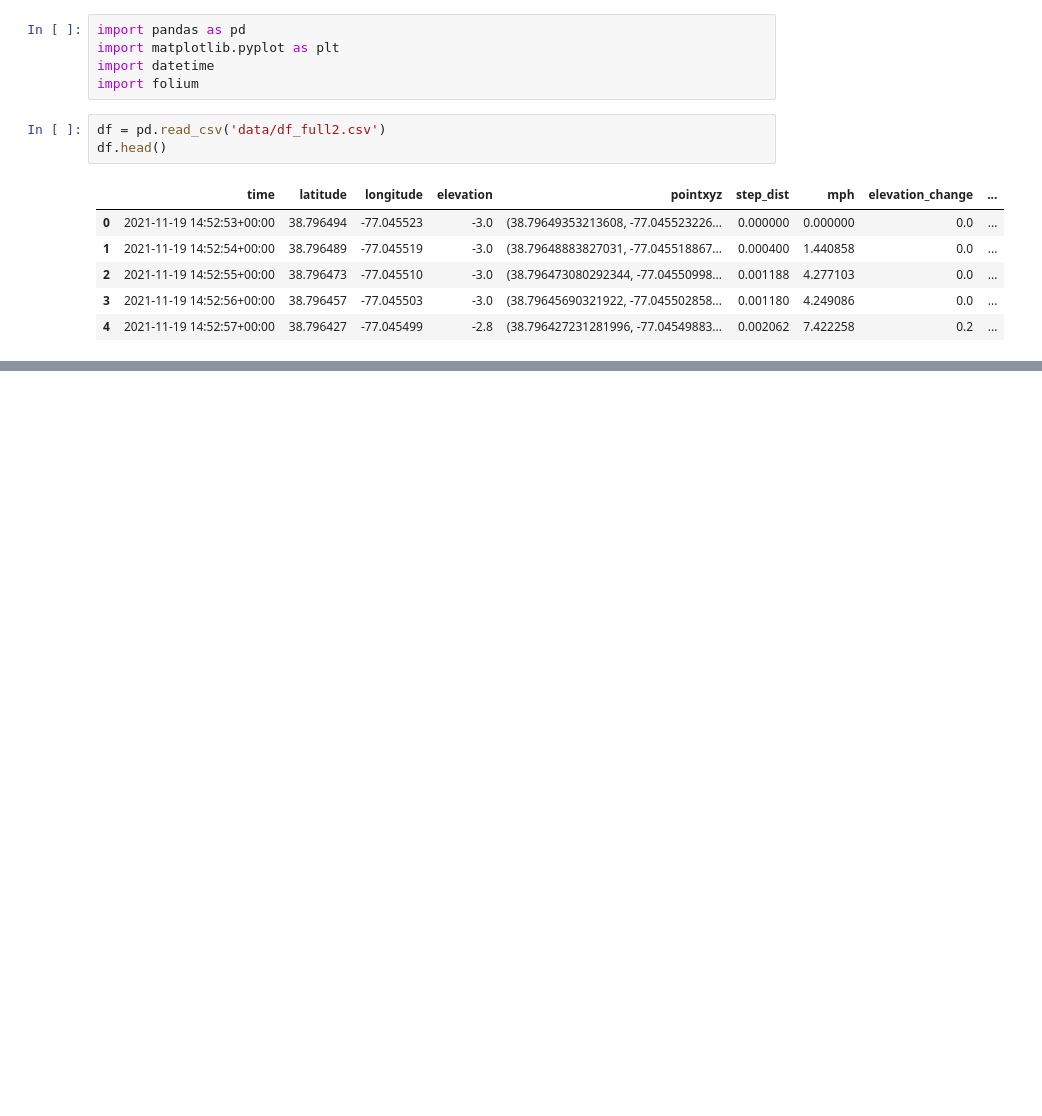
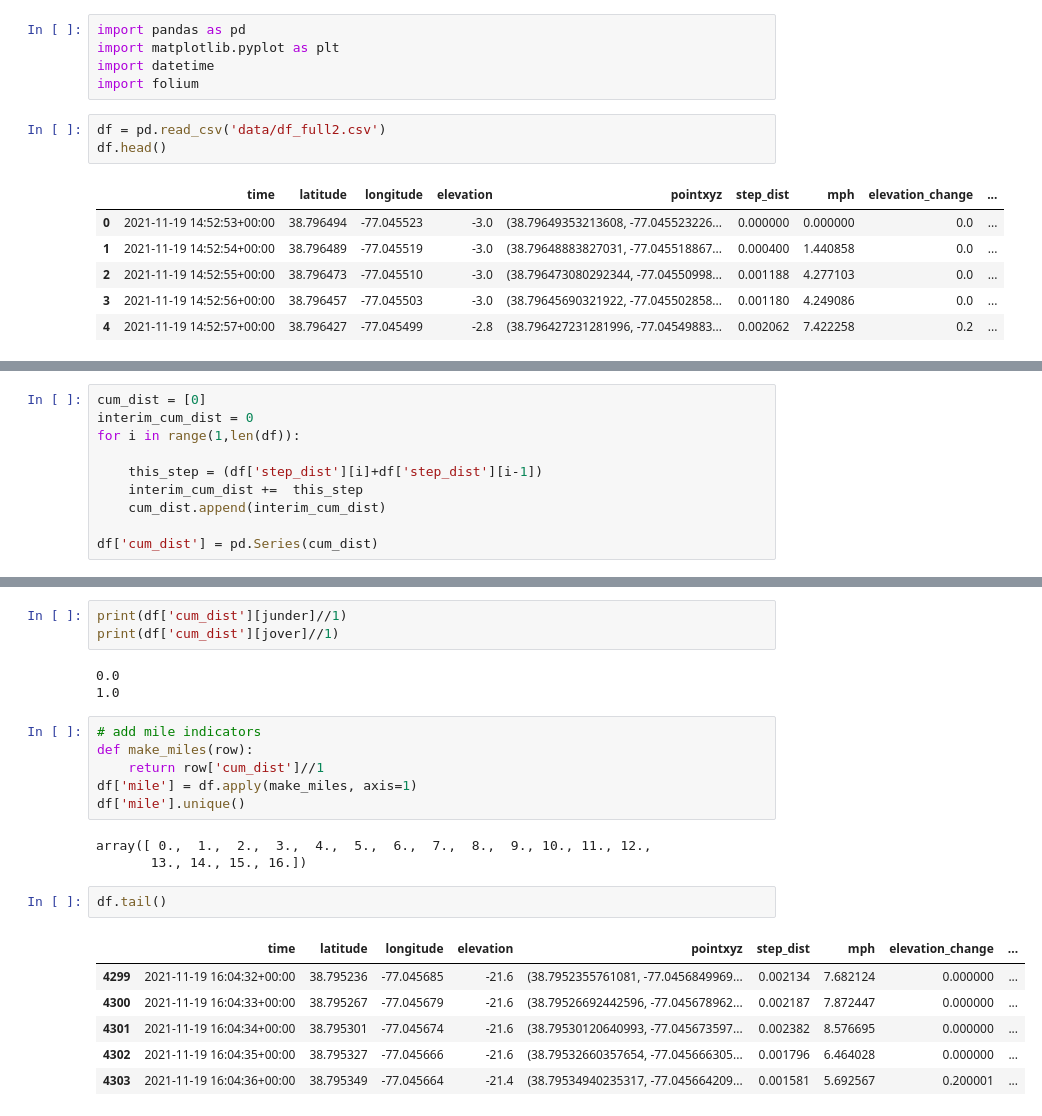
Before and after one commit to lrhf97/gpx_analysis, a Jupyter notebook: segment_creation.ipynb, the cells around one changed output, grey strips where cells are left out. Drawn from its saved outputs; the diff is of its cells as text; blank space fills up the shorter version.

Commit message:
added move time, tot time, working on mile markers

```diff
--- a/segment_creation.ipynb
+++ b/segment_creation.ipynb
@@ -15,0 +23,10 @@ df.head()
+# %%
+cum_dist = [0]
+interim_cum_dist = 0
+for i in range(1,len(df)):
+
+    this_step = (df['step_dist'][i]+df['step_dist'][i-1])
+    interim_cum_dist +=  this_step
+    cum_dist.append(interim_cum_dist)
+
+df['cum_dist'] = pd.Series(cum_dist)
@@ -15,0 +49,24 @@ df.head()
+# %%
+print(df['cum_dist'][junder]//1)
+print(df['cum_dist'][jover]//1)
+# %% [output]
+0.0
+1.0
+# %%
+# add mile indicators
+def make_miles(row):
+    return row['cum_dist']//1
+df['mile'] = df.apply(make_miles, axis=1)
+df['mile'].unique()
+# %% [output]
+array([ 0.,  1.,  2.,  3.,  4.,  5.,  6.,  7.,  8.,  9., 10., 11., 12.,
+       13., 14., 15., 16.])
+# %%
+df.tail()
+# %% [output]
+|  | time | latitude | longitude | elevation | pointxyz | step_dist | mph | elevation_change | ... |
+| 4299 | 2021-11-19 16:04:32+00:00 | 38.795236 | -77.045685 | -21.6 | (38.7952355761081, -77.0456849969... | 0.002134 | 7.682124 | 0.000000 | ... |
+| 4300 | 2021-11-19 16:04:33+00:00 | 38.795267 | -77.045679 | -21.6 | (38.79526692442596, -77.045678962... | 0.002187 | 7.872447 | 0.000000 | ... |
+| 4301 | 2021-11-19 16:04:34+00:00 | 38.795301 | -77.045674 | -21.6 | (38.79530120640993, -77.045673597... | 0.002382 | 8.576695 | 0.000000 | ... |
+| 4302 | 2021-11-19 16:04:35+00:00 | 38.795327 | -77.045666 | -21.6 | (38.79532660357654, -77.045666305... | 0.001796 | 6.464028 | 0.000000 | ... |
+| 4303 | 2021-11-19 16:04:36+00:00 | 38.795349 | -77.045664 | -21.4 | (38.79534940235317, -77.045664209... | 0.001581 | 5.692567 | 0.200001 | ... |
```
Also changed, not shown: parts of 4 cells of this notebook, 4 other files.
